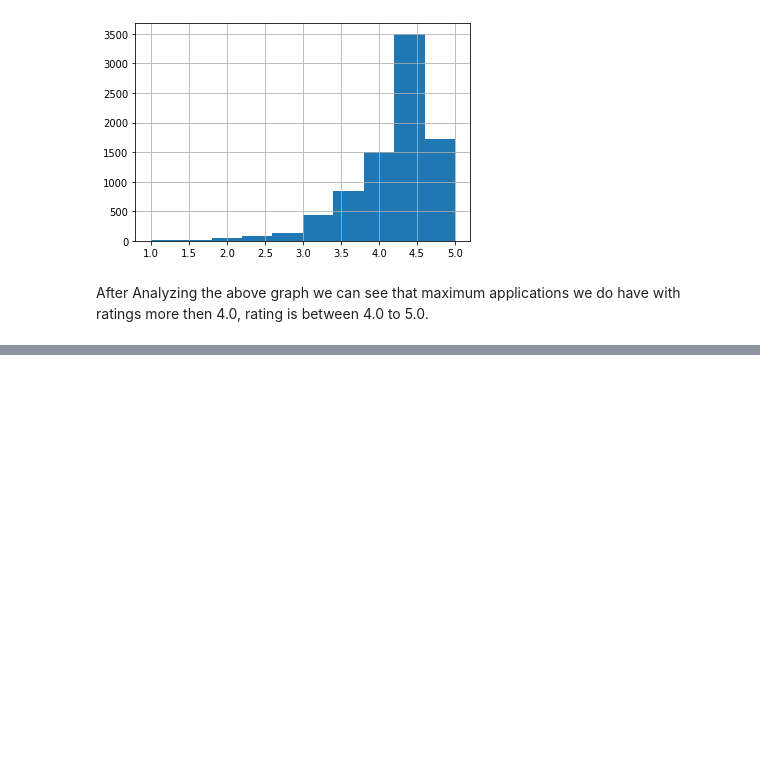
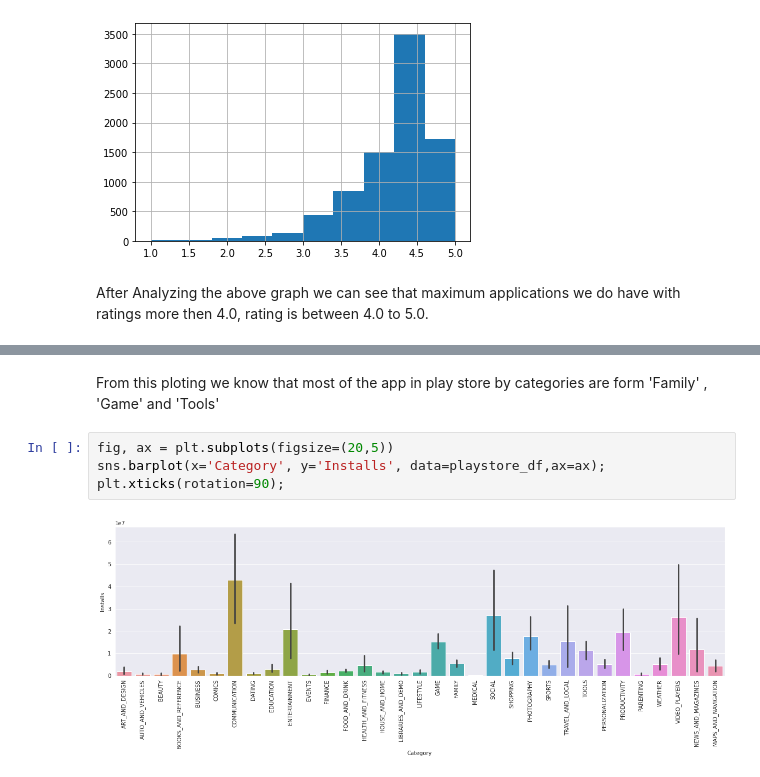
Before and after one commit to grishabh04/EDA-CAPSTONE-PROJECT, a Jupyter notebook: Play_Store_App_Review_Analysis_Capstone_Project.ipynb, the cells around one changed output, grey strips where cells are left out. Cells and saved outputs as stored; diff of their text form; blank space fills up the shorter version.

```diff
--- a/Play_Store_App_Review_Analysis_Capstone_Project.ipynb
+++ b/Play_Store_App_Review_Analysis_Capstone_Project.ipynb
@@ -559,0 +587,8 @@ Now let’s see the top installed apps in the playstore.
+# %% [markdown]
+From this ploting we know that most of the app in play store by categories are form 'Family' , 'Game' and 'Tools'
+# %%
+fig, ax = plt.subplots(figsize=(20,5))
+sns.barplot(x='Category', y='Installs', data=playstore_df,ax=ax);
+plt.xticks(rotation=90);
+# %% [output]
+[figure, added]
```
Also changed, not shown: parts of 18 cells of this notebook.
